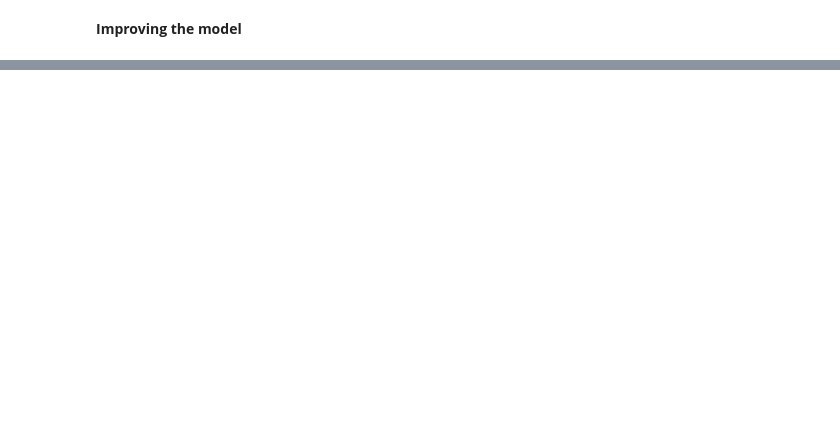
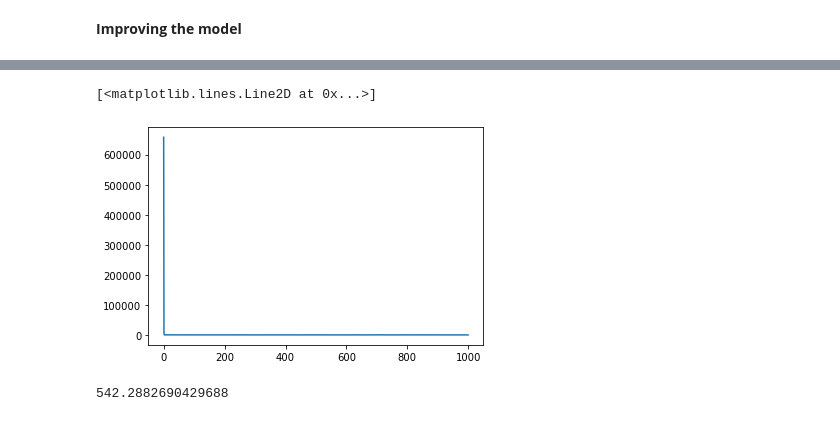
Before and after one commit to Lenflammeur/UCL-MSc_Project, a Jupyter notebook: univariate_cnn_forecasting.ipynb, the cells around one changed output, grey strips where cells are left out. Saved outputs shown, nothing was run; the diff lists cells and outputs as text; code cells hidden in the pictures; blank space fills up the shorter version.

```diff
--- a/univariate_cnn_forecasting.ipynb
+++ b/univariate_cnn_forecasting.ipynb
@@ -163,0 +211,13 @@ tf.keras.utils.plot_model(model, show_shapes=True)
+# %%
+# fit the model
+history_google_prime = model_google.fit(X_Google, Y_Google, epochs=1000, verbose=0)
+# visualizing losses and accuracy
+train_loss_prime = history_google_prime.history['loss']
+plt.plot(train_loss_prime)
+# %% [output]
+[<matplotlib.lines.Line2D at 0x...>]
+[figure, added]
+# %%
+train_loss_prime[-1]
+# %% [output]
+542.2882690429688
```
Also changed, not shown: parts of 19 cells of this notebook, 1 other file.
